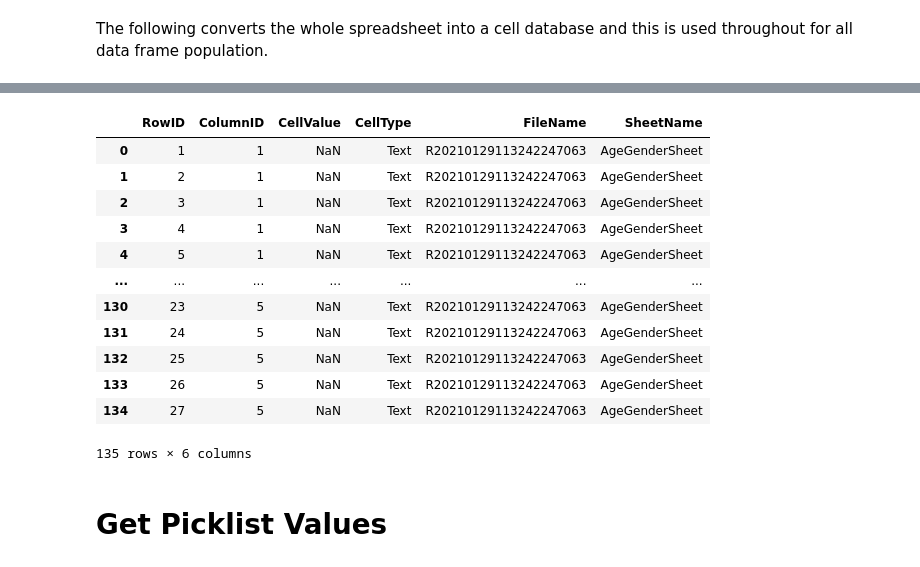
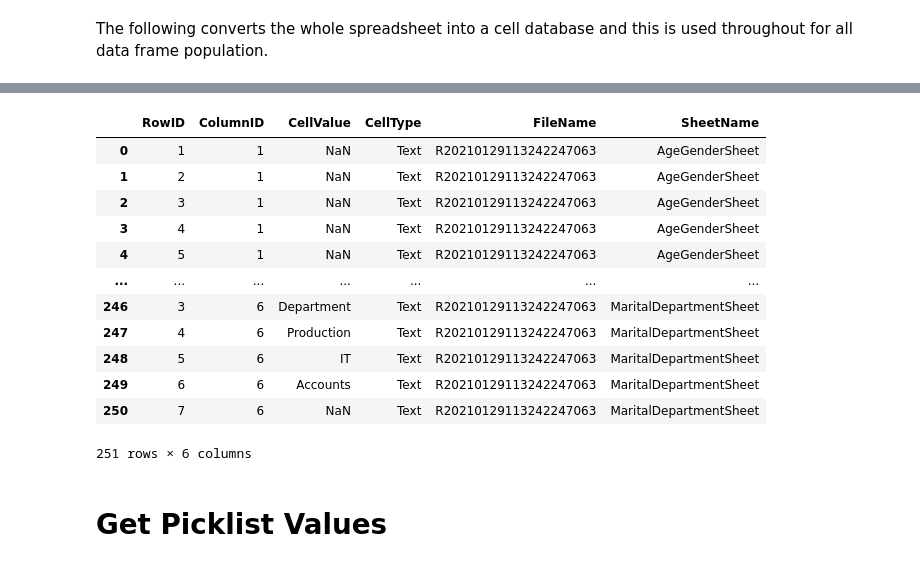
Before and after one commit to andrewcgaitskell/excel-extractor, a Jupyter notebook: DataPipeline.ipynb, the cells around one changed output, grey strips where cells are left out. Cells and saved outputs as stored; diff of their text form; code cells hidden in the pictures.

```diff
--- a/DataPipeline.ipynb
+++ b/DataPipeline.ipynb
@@ -177,25 +177,29 @@ for currentsheetname in sheetnames:
     celldbstagedf = celldbstagedf.append(celldb, ignore_index=True)
 
     celldb = pd.DataFrame()
-# %%
-df = celldbstagedf[celldbstagedf['SheetName']=='AgeGenderSheet']
-df
-# %% [output]
-|  | RowID | ColumnID | CellValue | CellType | FileName | SheetName |
-| 0 | 1 | 1 | NaN | Text | R20210129113242247063 | AgeGenderSheet |
-| 1 | 2 | 1 | NaN | Text | R20210129113242247063 | AgeGenderSheet |
-| 2 | 3 | 1 | NaN | Text | R20210129113242247063 | AgeGenderSheet |
-| 3 | 4 | 1 | NaN | Text | R20210129113242247063 | AgeGenderSheet |
-| 4 | 5 | 1 | NaN | Text | R20210129113242247063 | AgeGenderSheet |
-| ... | ... | ... | ... | ... | ... | ... |
-| 130 | 23 | 5 | NaN | Text | R20210129113242247063 | AgeGenderSheet |
-| 131 | 24 | 5 | NaN | Text | R20210129113242247063 | AgeGenderSheet |
-| 132 | 25 | 5 | NaN | Text | R20210129113242247063 | AgeGenderSheet |
-| 133 | 26 | 5 | NaN | Text | R20210129113242247063 | AgeGenderSheet |
-| 134 | 27 | 5 | NaN | Text | R20210129113242247063 | AgeGenderSheet |
-135 rows × 6 columns
 # %%
-fullcelldb = celldbstagedf
+fullcelldb = celldbstagedf.copy()
+# %%
+#df = celldbstagedf[celldbstagedf['SheetName']=='AgeGenderSheet']
+parametersheets = ['DataMap', 'TemplateValidationMap', 'DataSet', 'Rules', 'Palette', 'PickList']
+DatasetCells = fullcelldb[~fullcelldb.SheetName.isin(parametersheets)]
+DatasetCells
+
+#df[~df.country.isin(countries_to_keep)]
+# %% [output]
+|  | RowID | ColumnID | CellValue | CellType | FileName | SheetName |
+| 0 | 1 | 1 | NaN | Text | R20210129113242247063 | AgeGenderSheet |
+| 1 | 2 | 1 | NaN | Text | R20210129113242247063 | AgeGenderSheet |
+| 2 | 3 | 1 | NaN | Text | R20210129113242247063 | AgeGenderSheet |
+| 3 | 4 | 1 | NaN | Text | R20210129113242247063 | AgeGenderSheet |
+| 4 | 5 | 1 | NaN | Text | R20210129113242247063 | AgeGenderSheet |
+| ... | ... | ... | ... | ... | ... | ... |
+| 246 | 3 | 6 | Department | Text | R20210129113242247063 | MaritalDepartmentSheet |
+| 247 | 4 | 6 | Production | Text | R20210129113242247063 | MaritalDepartmentSheet |
+| 248 | 5 | 6 | IT | Text | R20210129113242247063 | MaritalDepartmentSheet |
+| 249 | 6 | 6 | Accounts | Text | R20210129113242247063 | MaritalDepartmentSheet |
+| 250 | 7 | 6 | NaN | Text | R20210129113242247063 | MaritalDepartmentSheet |
+251 rows × 6 columns
 # %% [markdown]
 # Get Picklist Values
 # %% [markdown]
```
Also changed, not shown: parts of 16 cells of this notebook.
